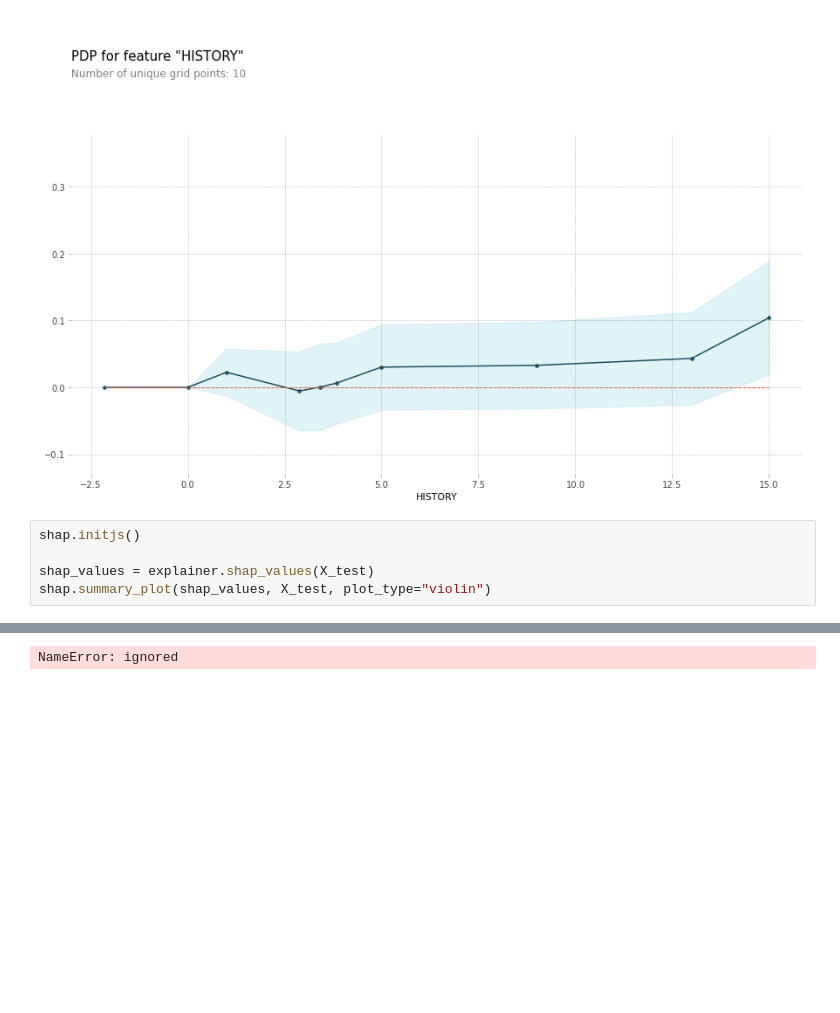
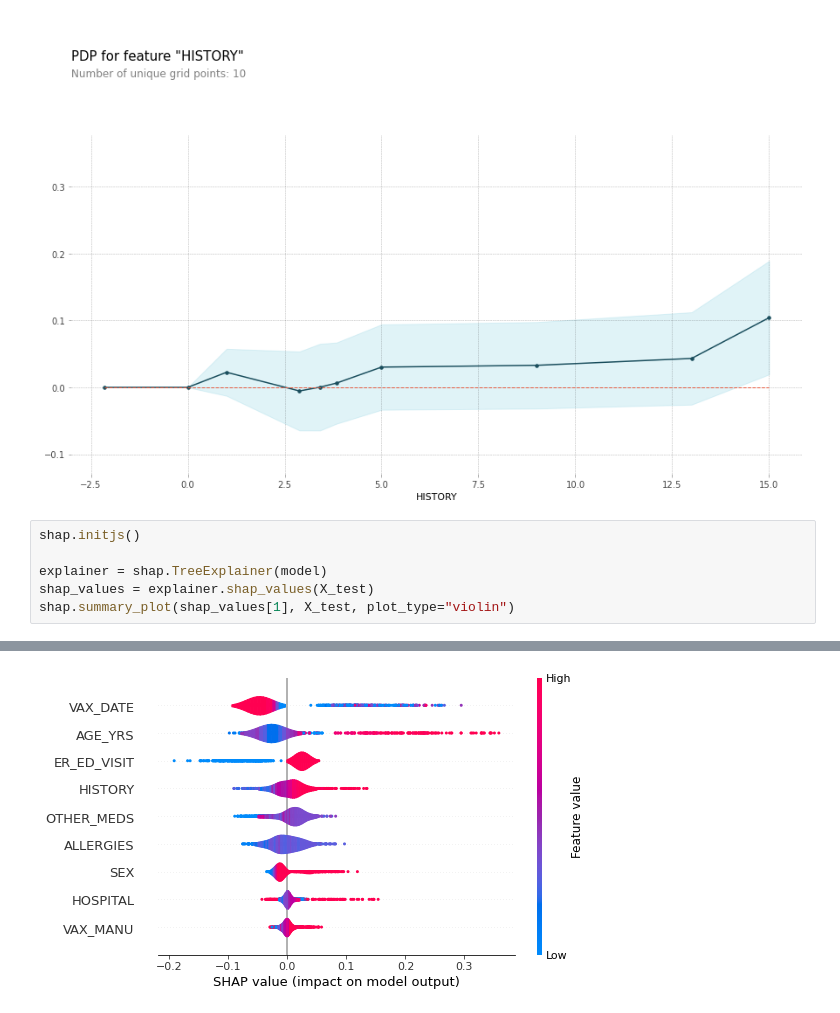
Before and after one commit to Gyeong-Hyeon/AI_Project, a Jupyter notebook: Section2/AI_01_염경현.ipynb, the cells around one changed output, grey strips where cells are left out. Cells and saved outputs as stored; diff of their text form; blank space fills up the shorter version.

```diff
--- a/Section2/AI_01_염경현.ipynb
+++ b/Section2/AI_01_염경현.ipynb
@@ -1083,8 +1083,9 @@ findfont: Font family ['Arial'] not found. Falling back to DejaVu Sans.
 # %%
 shap.initjs()
 
+explainer = shap.TreeExplainer(model)
 shap_values = explainer.shap_values(X_test)
-shap.summary_plot(shap_values, X_test, plot_type="violin")
+shap.summary_plot(shap_values[1], X_test, plot_type="violin")
 # %% [output]
 [interactive output not drawn]
-NameError: ignored
+[figure, added]
```
